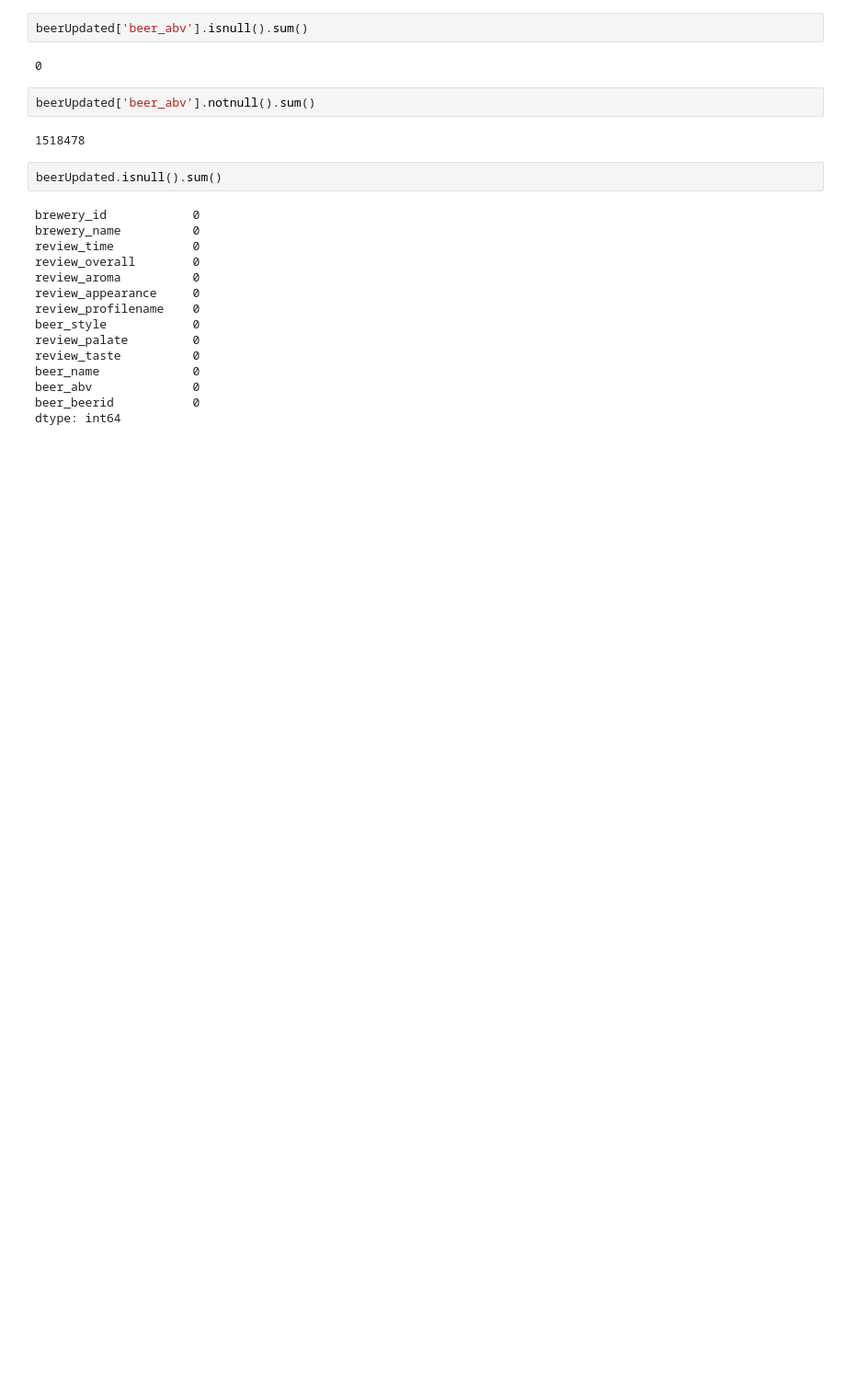
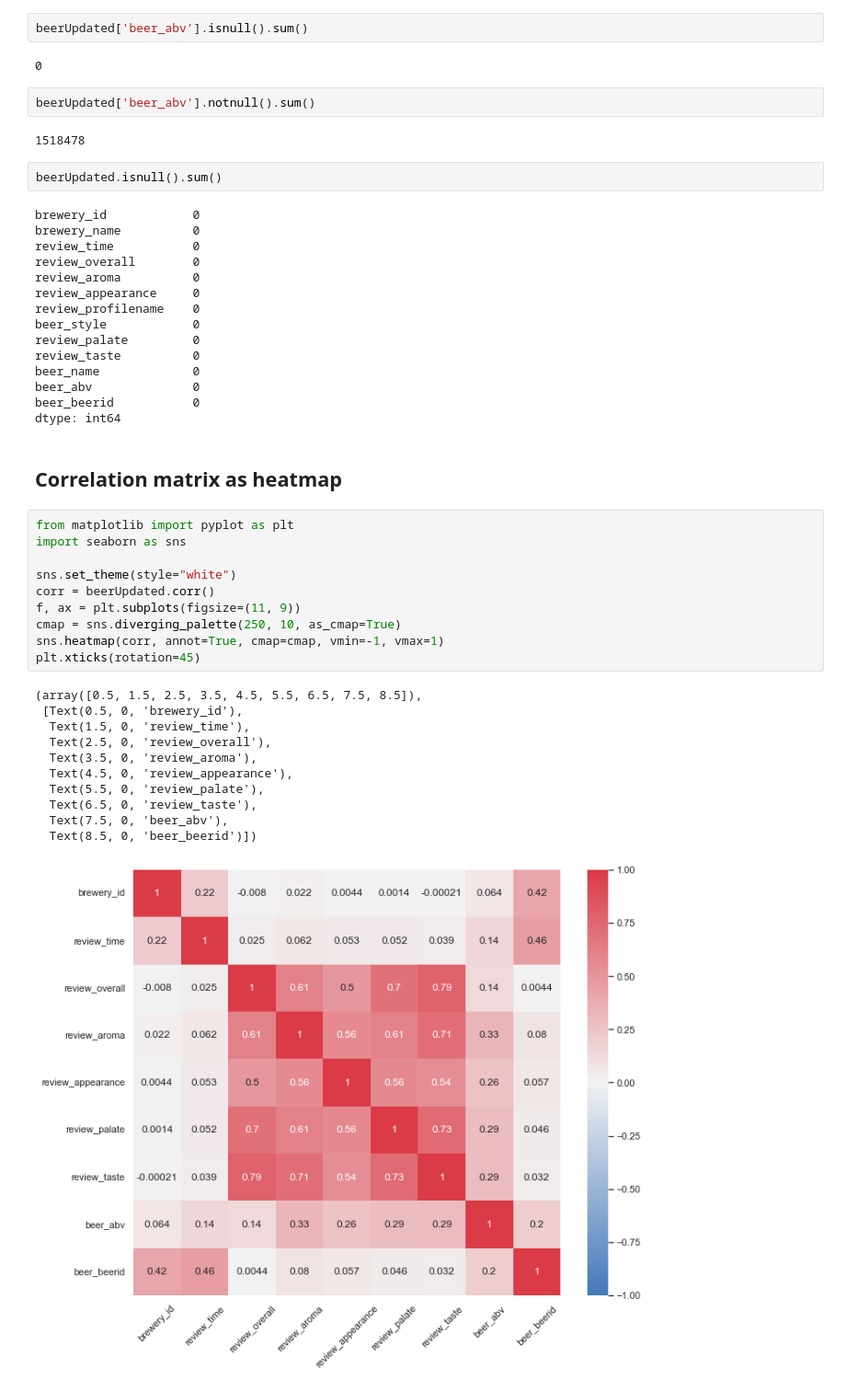
Before and after one commit to JairAntonio22/MetCuant, a Jupyter notebook: CleanDatasetBeer.ipynb, the cells around one changed output. Shown at 92% size. Cells and saved outputs as stored; diff of their text form; blank space fills up the shorter version.

```diff
--- a/CleanDatasetBeer.ipynb
+++ b/CleanDatasetBeer.ipynb
@@ -80,3 +80,27 @@ beer_name             0
 beer_abv              0
 beer_beerid           0
 dtype: int64
+# %% [markdown]
+## Correlation matrix as heatmap
+# %%
+from matplotlib import pyplot as plt
+import seaborn as sns
+
+sns.set_theme(style="white")
+corr = beerUpdated.corr()
+f, ax = plt.subplots(figsize=(11, 9))
+cmap = sns.diverging_palette(250, 10, as_cmap=True)
+sns.heatmap(corr, annot=True, cmap=cmap, vmin=-1, vmax=1)
+plt.xticks(rotation=45)
+# %% [output]
+(array([0.5, 1.5, 2.5, 3.5, 4.5, 5.5, 6.5, 7.5, 8.5]),
+ [Text(0.5, 0, 'brewery_id'),
+  Text(1.5, 0, 'review_time'),
+  Text(2.5, 0, 'review_overall'),
+  Text(3.5, 0, 'review_aroma'),
+  Text(4.5, 0, 'review_appearance'),
+  Text(5.5, 0, 'review_palate'),
+  Text(6.5, 0, 'review_taste'),
+  Text(7.5, 0, 'beer_abv'),
+  Text(8.5, 0, 'beer_beerid')])
+[figure, added]
```
